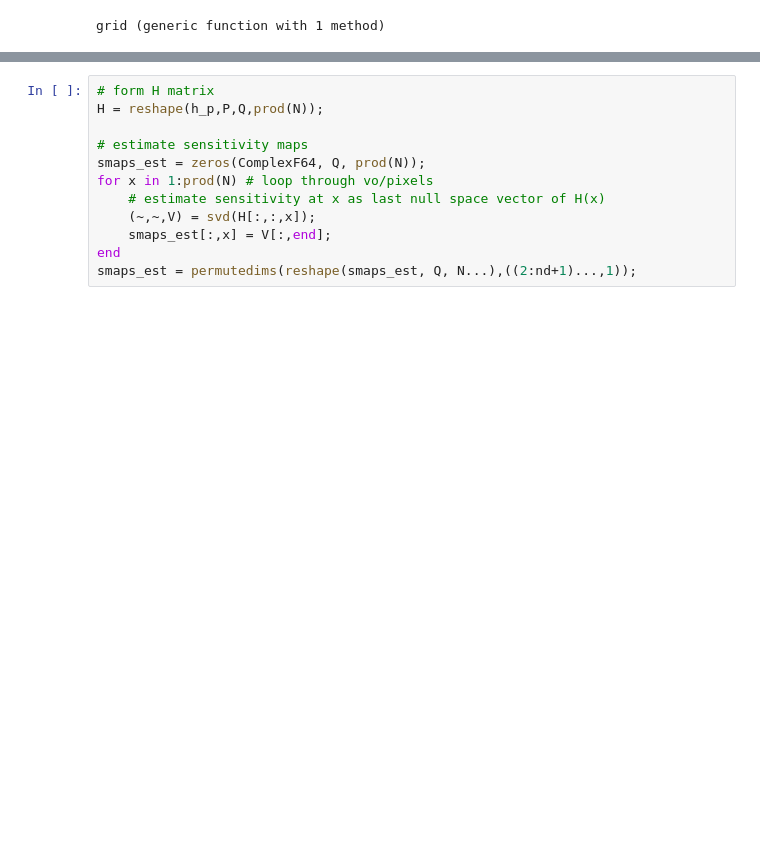
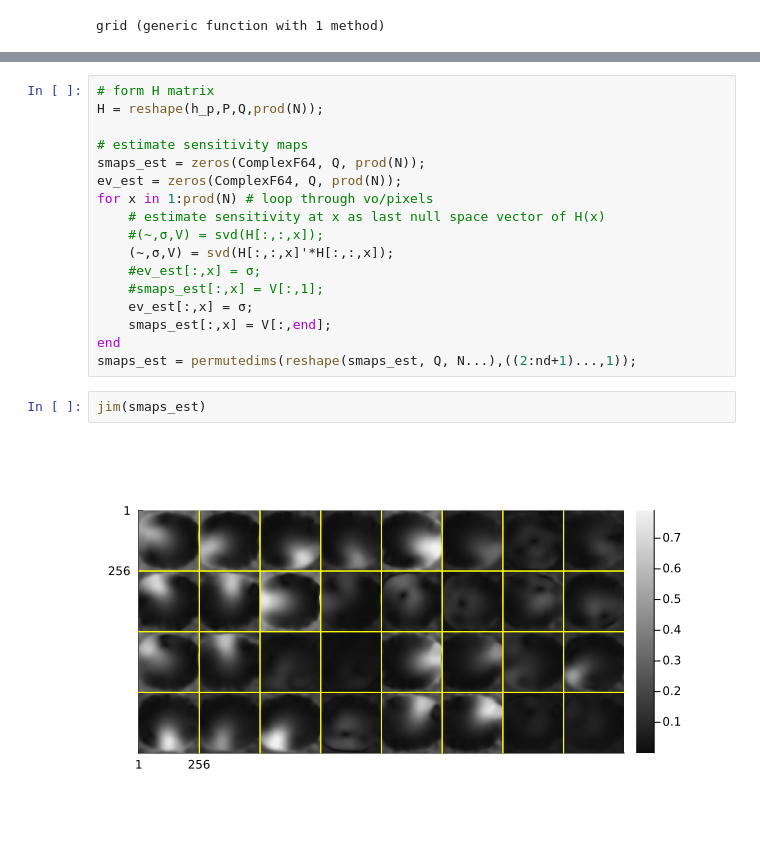
Before and after one commit to fmrifrey/pisco.jl, a Jupyter notebook: pisco_demo.ipynb, the cells around one changed output, grey strips where cells are left out. Saved outputs shown, nothing was run; the diff lists cells and outputs as text; blank space fills up the shorter version.

```diff
--- a/pisco_demo.ipynb
+++ b/pisco_demo.ipynb
@@ -167,10 +172,19 @@ H = reshape(h_p,P,Q,prod(N));
 
 # estimate sensitivity maps
 smaps_est = zeros(ComplexF64, Q, prod(N));
+ev_est = zeros(ComplexF64, Q, prod(N));
 for x in 1:prod(N) # loop through vo/pixels
     # estimate sensitivity at x as last null space vector of H(x)
-    (~,~,V) = svd(H[:,:,x]);
+    #(~,σ,V) = svd(H[:,:,x]);
+    (~,σ,V) = svd(H[:,:,x]'*H[:,:,x]);
+    #ev_est[:,x] = σ;
+    #smaps_est[:,x] = V[:,1];
+    ev_est[:,x] = σ;
     smaps_est[:,x] = V[:,end];
 end
 smaps_est = permutedims(reshape(smaps_est, Q, N...),((2:nd+1)...,1));
+# %%
+jim(smaps_est)
+# %% [output]
+[figure, added]
 # %%
```
Also changed, not shown: parts of 8 cells of this notebook.
